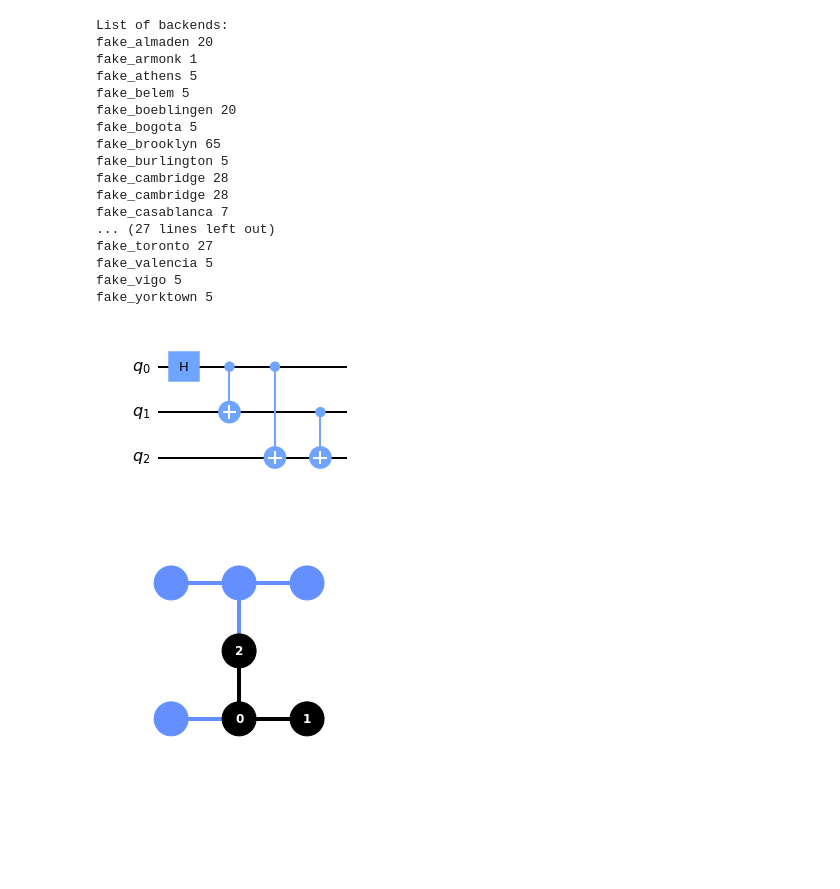
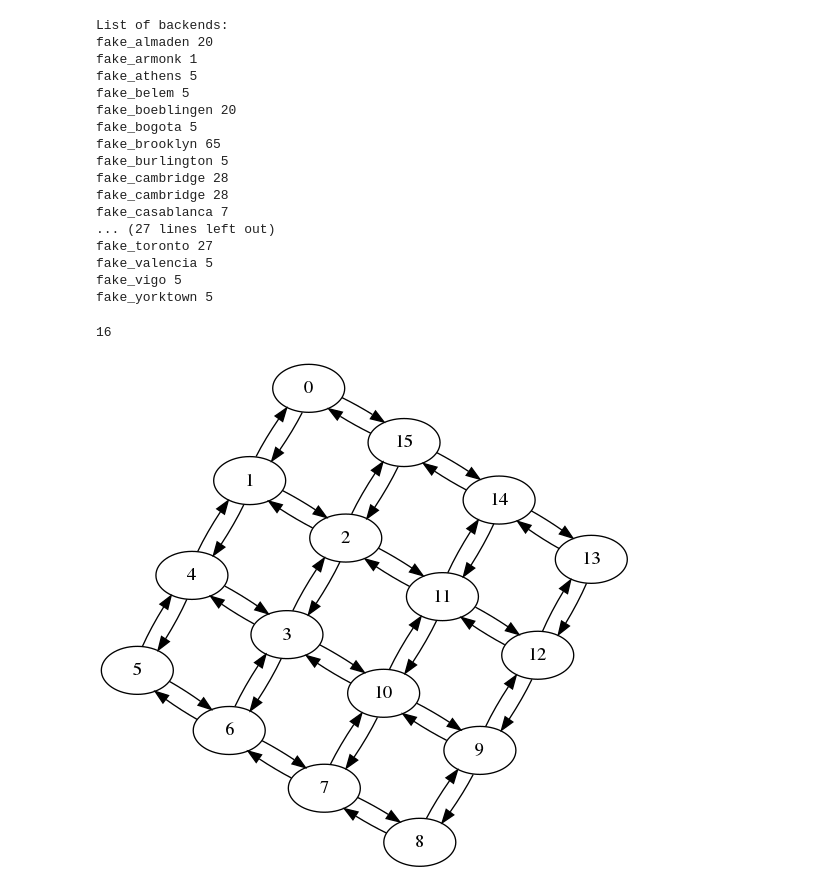
Before and after one commit to jackkyyh/CNOT-Qiskit, a Jupyter notebook: cnot.ipynb, the cells around one changed output. Cells and saved outputs as stored; diff of their text form; code cells hidden in the pictures; blank space fills up the shorter version.

```diff
--- a/cnot.ipynb
+++ b/cnot.ipynb
@@ -34,21 +34,69 @@ fake_toronto 27
 fake_valencia 5
 fake_vigo 5
 fake_yorktown 5
-# %%
-circ = QuantumCircuit(3, 0)
-circ.h(0)
-circ.cx(0,1)
-circ.cx(0,2)
-circ.cx(1,2)
-circ.draw(output='mpl')
-# %% [output]
-[figure, removed]
+# %%
+with open('cnotcount/Testing/16CNOT256_1.txt', 'r') as f:
+       lines = f.readlines()
+
+qu = int(lines[0].strip())
+
+print(qu)
+circ = QuantumCircuit(qu, 0)
+
+for line in lines[1:]:
+       line = line.strip().split(' ')
+       if(line[0] == 'CNOT'):
+              gate, qu1, qu2 = line
+              qu1, qu2 = int(qu1), int(qu2)
+              circ.cnot(qu1, qu2)
+       else:
+              gate, qu = line
+              qu = int(qu)
+              gate_map = {'X': circ.x, 'Y': circ.y, 'Z': circ.z,
+                     'H': circ.h, 'T': circ.t, 'T+': circ.tdg,
+                     'P': circ.s, 'P+': circ.sdg}
+              gate_map[gate](qu)
+# %% [output]
+16
+# %%
+from qiskit.transpiler import CouplingMap
+
+tokyo_20 = np.array([[1,2],[2,5],[5,6],[6,8],
+[20,3],[3,4],[4,7],[7,9],
+[19,16],[16,15],[15,12],[12,10],
+[18,17],[17,14],[14,13],[13,11],
+[1,20],[20,19],[19,18],
+[2,3],[3,16],[16,17],
+[5,4],[4,15],[15,14],
+[6,7],[7,12],[12,13],
+[8,9],[9,10],[10,11],
+[2,4],[5,3],[6,9],[8,7],
+[20,16],[3,19],[4,12],[7,15],
+[16,14],[15,17],[12,11],[10,13]])-1
+
+
+
+sq_16 = np.array([[1,2],[2,5],[5,6],
+[16,3],[3,4],[4,7],
+[15,12],[12, 11],[11, 8],
+[14,13],[13,10],[9,10],
+[1, 16],[16,15],[15,14],
+[2,3],[3,12],[12, 13],
+[5,4],[4,11],[11,10],
+[6,7],[7,8],[8,9]])-1
+
+
+
+coup = CouplingMap(sq_16)
+coup.make_symmetric()
+coup.draw()
+# %% [output]
+[figure, added]
 # %%
-backend = FakeProvider().get_backend('fake_lagos')
-transpiled_circ = transpile(circ, backend=backend, optimization_level=3)
-plot_circuit_layout(transpiled_circ, backend)
+backend = FakeProvider().get_backend('fake_guadalupe')
+transpiled_circ = transpile(circ, coupling_map=coup,
+              backend=backend, optimization_level=0, basis_gates=['x', 'y','z','t','tdg','s','sdg','cx','h'],
+              layout_method='trivial')
-# %% [output]
-[figure, removed]
 # %%
 transpiled_circ.draw(output='mpl')
 # %% [output]
```
Also changed, not shown: parts of 13 cells of this notebook, 1 other file.
